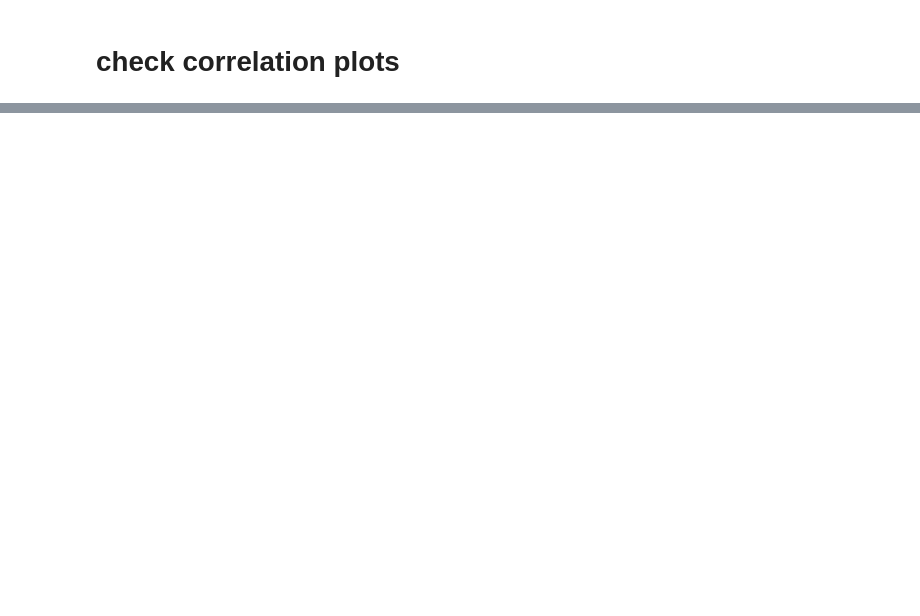
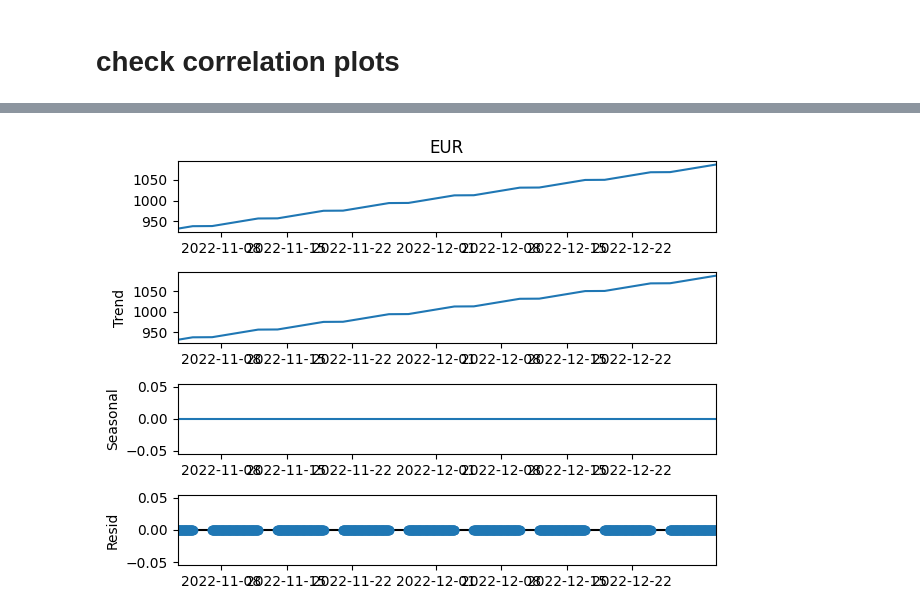
Before and after one commit to alexcolls/rex-ai, a Jupyter notebook: notebooks/paul/03-arima_for_currency_idxs.ipynb, the cells around one changed output, grey strips where cells are left out. Cells and saved outputs as stored; diff of their text form; code cells hidden in the pictures; blank space fills up the shorter version.

```diff
--- a/notebooks/paul/03-arima_for_currency_idxs.ipynb
+++ b/notebooks/paul/03-arima_for_currency_idxs.ipynb
@@ -267,0 +149,11 @@ Length: 999, dtype: float64
+# %%
+from statsmodels.tsa.seasonal import seasonal_decompose
+# Define your input data
+data = pd.read_csv(os.path.join(wpath, os.path.basename(TERTIARY_PATH), 'idxs_.csv'), parse_dates=['Unnamed: 0'], index_col='Unnamed: 0')
+data.index = pd.to_datetime(data.index)
+# %%
+result_add = seasonal_decompose(data.EUR[-1000:], period=1, model='additive')
+result_add.plot();
+# result_mul = seasonal_decompose(df['EUR'], model='multiplicative')
+# %% [output]
+[figure, added]
```
Also changed, not shown: parts of 30 cells of this notebook, 1 other file.
